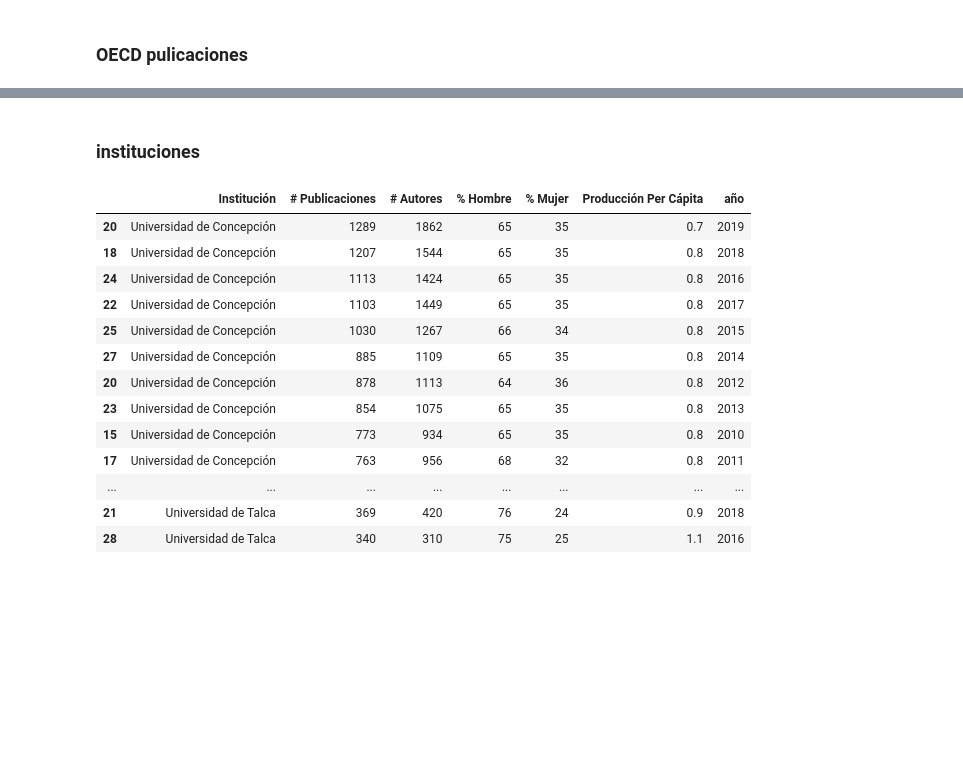
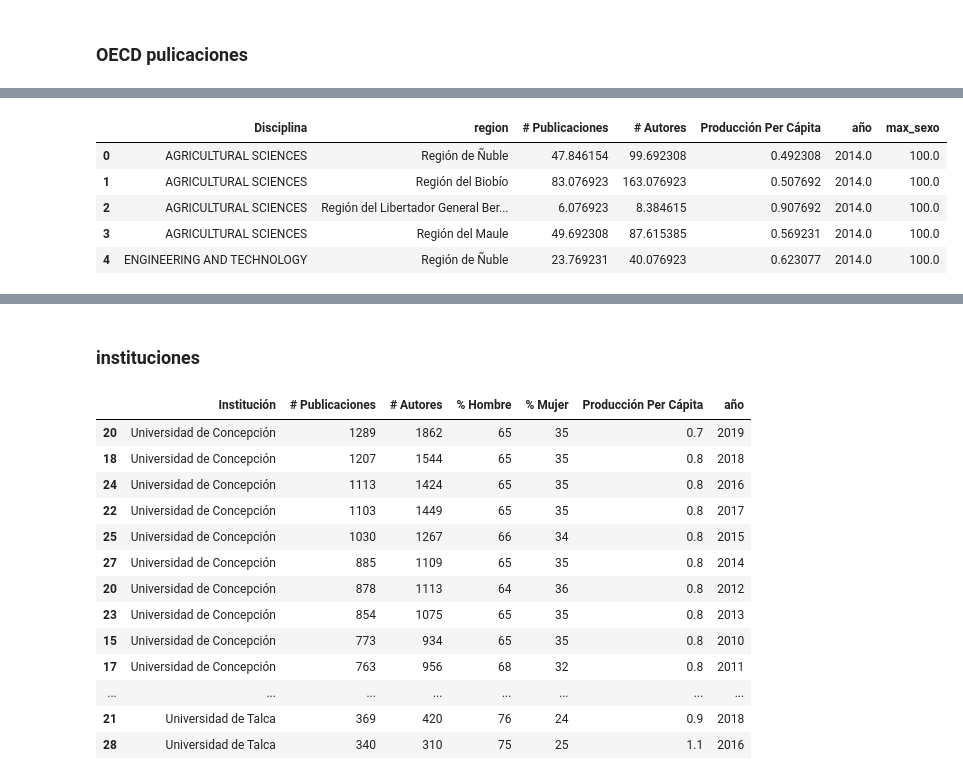
Before and after one commit to Nanocell-Lab/nodo_CTCI, a Jupyter notebook: 04_Investigación.ipynb, the cells around one changed output, grey strips where cells are left out. Saved outputs shown, nothing was run; the diff lists cells and outputs as text; code cells hidden in the pictures; blank space fills up the shorter version.

```diff
--- a/04_Investigación.ipynb
+++ b/04_Investigación.ipynb
@@ -178,0 +190,10 @@ datos_oecd.head()
+# %%
+datos_oecd_aggmean = datos_oecd.groupby(["Disciplina","region"]).mean().reset_index()
+datos_oecd_aggmean.head()
+# %% [output]
+|  | Disciplina | region | # Publicaciones | # Autores | Producción Per Cápita | año | max_sexo |
+| 0 | AGRICULTURAL SCIENCES | Región de Ñuble | 47.846154 | 99.692308 | 0.492308 | 2014.0 | 100.0 |
+| 1 | AGRICULTURAL SCIENCES | Región del Biobío | 83.076923 | 163.076923 | 0.507692 | 2014.0 | 100.0 |
+| 2 | AGRICULTURAL SCIENCES | Región del Libertador General Ber... | 6.076923 | 8.384615 | 0.907692 | 2014.0 | 100.0 |
+| 3 | AGRICULTURAL SCIENCES | Región del Maule | 49.692308 | 87.615385 | 0.569231 | 2014.0 | 100.0 |
+| 4 | ENGINEERING AND TECHNOLOGY | Región de Ñuble | 23.769231 | 40.076923 | 0.623077 | 2014.0 | 100.0 |
```
Also changed, not shown: parts of 5 cells of this notebook.
